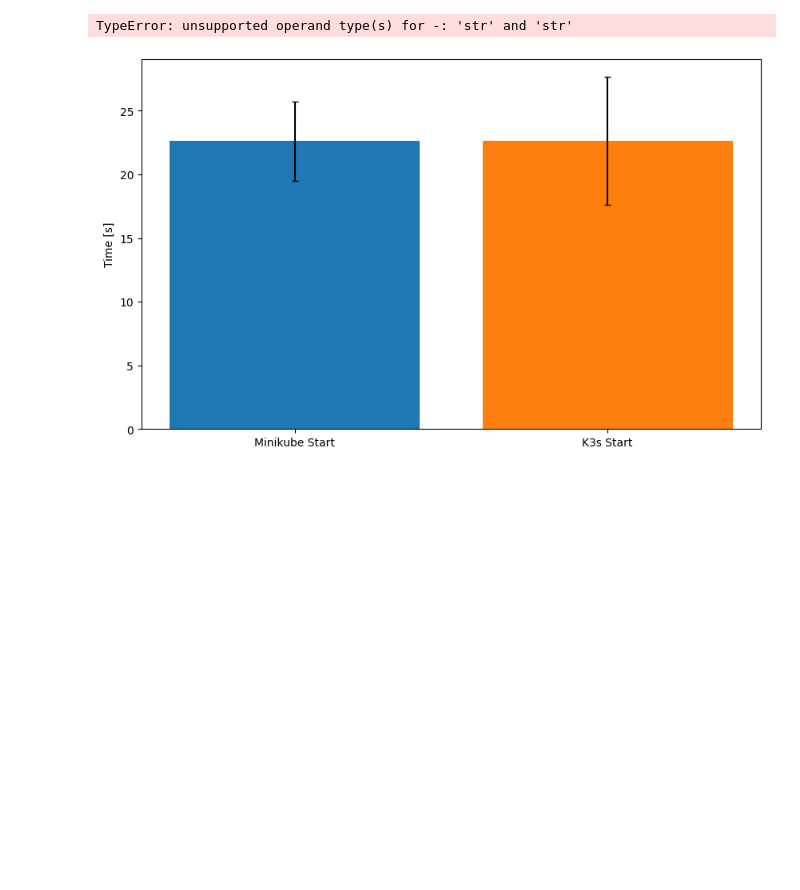
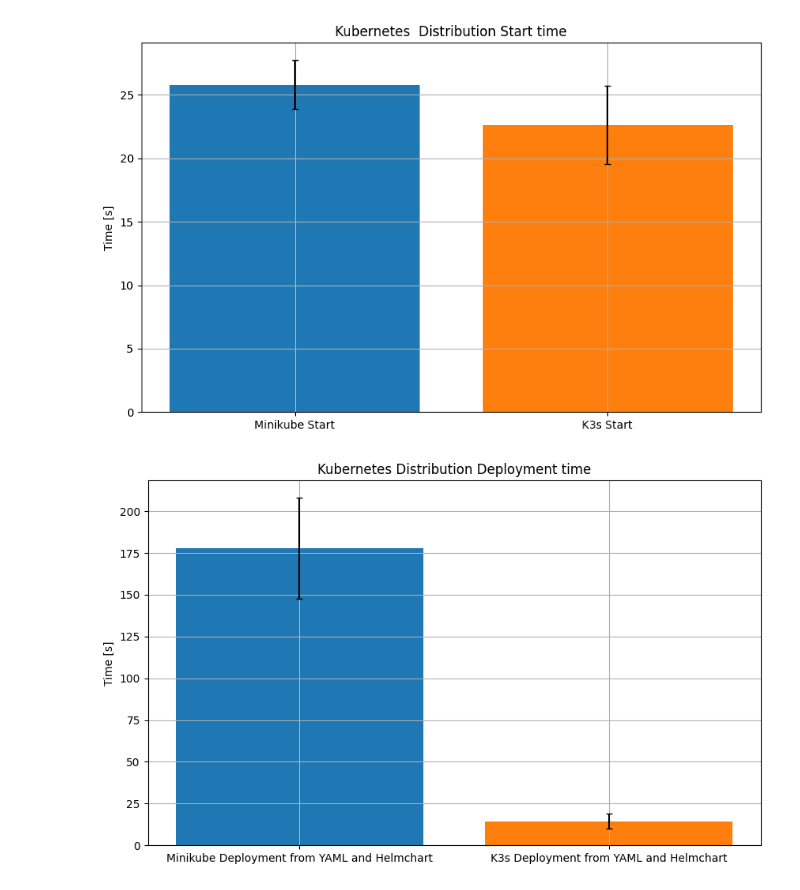
Before and after one commit to luszczewskakasia/IoT-database-webapp, a Jupyter notebook: display_metrics.ipynb, the cells around one changed output. Drawn from its saved outputs; the diff is of its cells as text; code cells hidden in the pictures; blank space fills up the shorter version.

```diff
--- a/display_metrics.ipynb
+++ b/display_metrics.ipynb
@@ -3,10 +3,8 @@ import pandas as pd
 import matplotlib.pyplot as plt
 import numpy as np
 
-# Number of CSV files to process
 NUM_FILES = 10
 
-# Dictionary to store DataFrames for each phase
 phases_data = {
     'start': [],
     'deployment': [],
@@ -16,10 +14,12 @@ phases_data = {
 
 # Read all CSV files
 for i in range(1, NUM_FILES + 1):
-    phases_data['start'].append(pd.read_csv(f"k3s-cpu_mem/start_{i}.csv"))
-    phases_data['deployment'].append(pd.read_csv(f"k3s-cpu_mem/deployment_{i}.csv"))
-    phases_data['end'].append(pd.read_csv(f"k3s-cpu_mem/end_{i}.csv"))
-    phases_data['delete'].append(pd.read_csv(f"k3s-cpu_mem/delete_{i}.csv"))
+    phases_data['start'].append(pd.read_csv(f"minikube_cpu_mem_disk/start_{i}.csv"))
+    phases_data['deployment'].append(pd.read_csv(f"minikube_cpu_mem_disk/deployment_{i}.csv"))
+    phases_data['end'].append(pd.read_csv(f"minikube_cpu_mem_disk/end_{i}.csv"))
+    phases_data['delete'].append(pd.read_csv(f"minikube_cpu_mem_disk/delete_{i}.csv"))
+
+print(phases_data)
 
 # Calculate averages and standard deviations for each phase
 avg_metrics = {}
@@ -124,28 +255,30 @@ for phase, data in avg_metrics.items():
 # %%
 # zmienić to jak będzie reszta tych danych
 import pandas as pd
+import matplotlib.pyplot as plt
 import numpy as np
-df = pd.read_csv("minikube_time.csv")
-df2 = pd.read_csv("k3s_time.csv")
+df = pd.read_csv("minikube_time2.csv")
+# tu ma być k3s
+df2 = pd.read_csv("minikube_time.csv")
 
 columns = {
     'start_time' : ["Kubernetes  Distribution Start time", "Minikube Start", "K3s Start"],
     'deployment_time' : ["Kubernetes Distribution Deployment time", "Minikube Deployment from YAML and Helmchart", "K3s Deployment from YAML and Helmchart"],
     'stop_time' : ["Kubernetes  Distribution Stop time", "Minikube Stop", "K3s Stop"],
     'delete_time' : ["Kubernetes  Distribution Delete time", "Minikube Delete", "K3s Delete"]}
 for metric, title in columns.items():
     stdev1 = np.std(df[metric])
     stdev2 = np.std(df2[metric])
     plt.figure(figsize=(10, 6))
     x = df[metric].mean()
     plt.bar(title[1], df[metric].mean(), yerr=stdev1, capsize=3)
-    plt.bar(title[2], df[metric].mean(), yerr=stdev2, capsize=3)
+    plt.bar(title[2], df2[metric].mean(), yerr=stdev2, capsize=3)
     # plt.errorbar(x, df[metric], yerr=stdev, capsize=3)
     plt.ylabel("Time [s]")
     plt.title(title[0])
     # plt.xticks(x)
     plt.grid()
     plt.show()
 # %% [output]
-TypeError: unsupported operand type(s) for -: 'str' and 'str'
-[figure, old version]
+[figure, new version]
+[figure, added]
```
Also changed, not shown: parts of 7 cells of this notebook, 26 other files.
